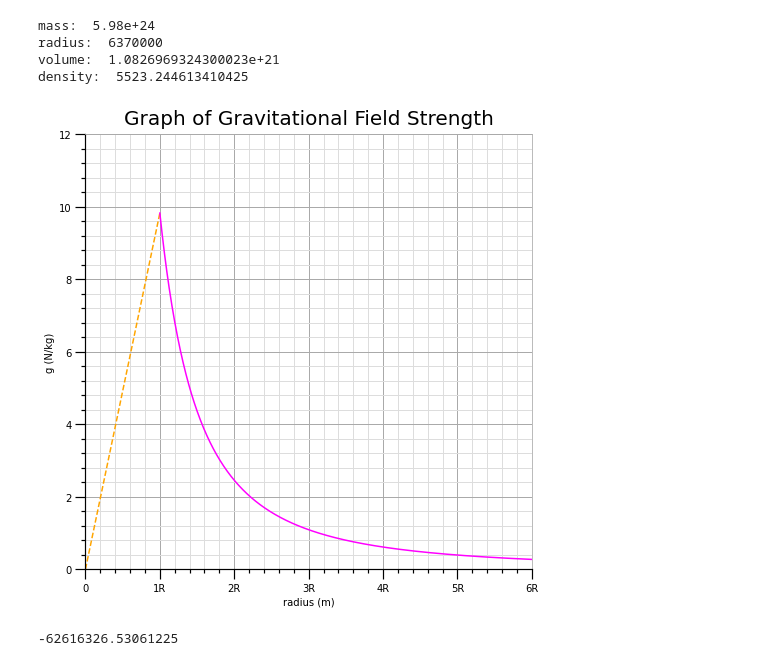
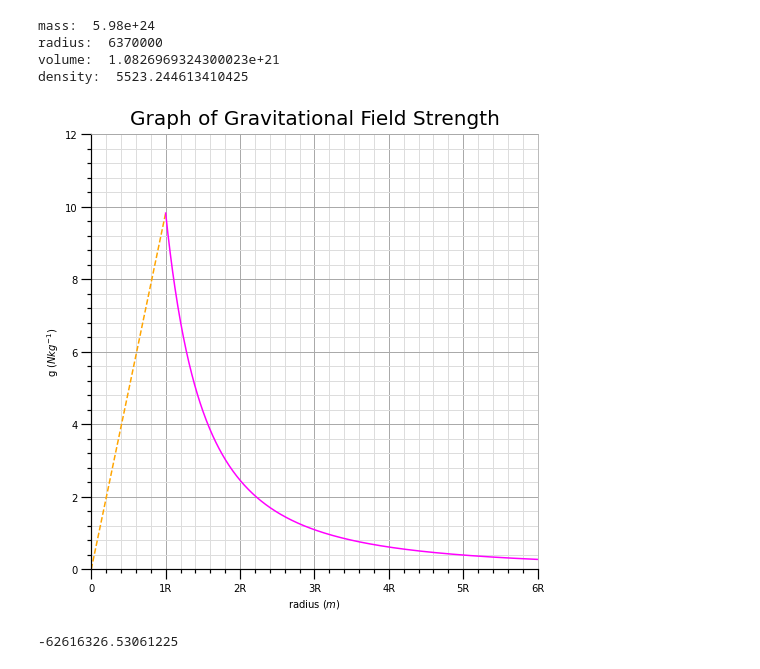
Before and after one commit to alexander-neville/docs, a Jupyter notebook: physics/calculations.ipynb, the cells around one changed output. Cells and saved outputs as stored; diff of their text form; code cells hidden in the pictures.

```diff
--- a/physics/calculations.ipynb
+++ b/physics/calculations.ipynb
@@ -382,36 +382,36 @@ def major_x_tick(x, pos):
 
 def major_y_tick(y, pos):
     return f"{int(y)}"
 
 
 ax.xaxis.set_major_locator(MultipleLocator(earth_r))
 ax.xaxis.set_minor_locator(AutoMinorLocator(5))
 ax.yaxis.set_major_locator(MultipleLocator(2))
 ax.yaxis.set_minor_locator(AutoMinorLocator(5))
 ax.xaxis.set_minor_formatter(minor_x_tick)
 ax.xaxis.set_major_formatter(major_x_tick)
 ax.yaxis.set_minor_formatter(minor_y_tick)
 ax.yaxis.set_major_formatter(major_y_tick)
 
 ax.tick_params(which='minor', width=1.2, length=4, color="#000000")
 ax.tick_params(which='major', width=1.2, length=10, color="#000000")
 ax.grid(which="major", linewidth=1, color='#aaaaaa', linestyle="-")
 ax.grid(which="minor", linewidth=1, color='#dddddd', linestyle="-")
 
 
-ax.set_xlabel(r'radius (m)')
-ax.set_ylabel(r'g (N/kg)')
+ax.set_xlabel(r'radius ($m$)')
+ax.set_ylabel(r'g ($Nkg^{-1}$)')
 
 
 
 ax.plot(r_vals_1, g_vals_1, color="orange", linestyle="--")
 ax.plot(r_vals_2, g_vals_2, color="magenta", linestyle="-")
 
 ax.set_title("Graph of Gravitational Field Strength", fontsize=20, verticalalignment='bottom')
 
 plt.savefig("./images/gravitational_field_strength.png", facecolor="#ffffff")
 # %% [output]
-[figure, old version]
+[figure, new version]
 # %%
 print(V(earth_m, earth_r))
 # %% [output]
```
Also changed, not shown: parts of 1 cell of this notebook, 5 other files.
